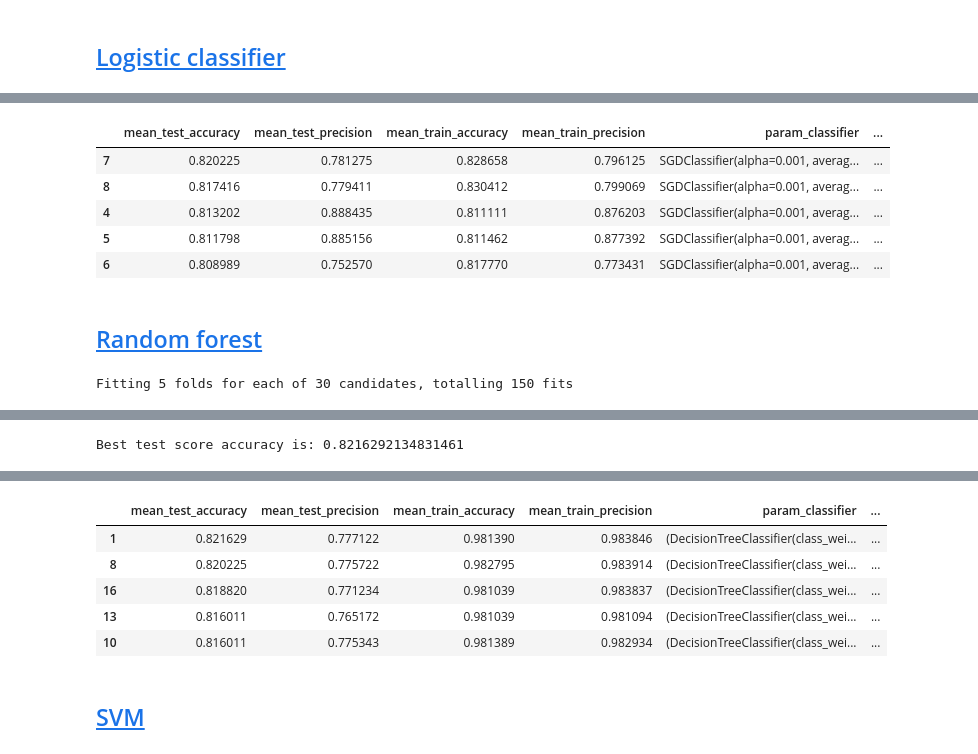
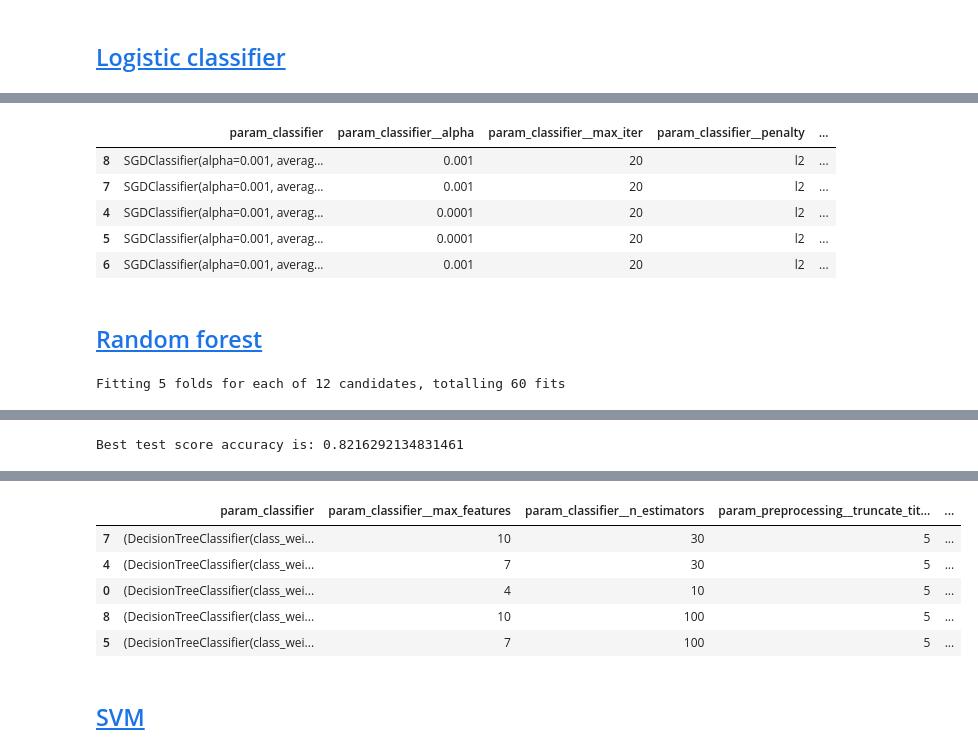
Before and after one commit to ksaaskil/machine-learning-examples, a Jupyter notebook: classification/Kaggle_Titanic_kernel.ipynb, the cells around one changed output, grey strips where cells are left out. Saved outputs shown, nothing was run; the diff lists cells and outputs as text; code cells hidden in the pictures.

Commit message:
Improve the titanic kernel.

```diff
--- a/classification/Kaggle_Titanic_kernel.ipynb
+++ b/classification/Kaggle_Titanic_kernel.ipynb
@@ -18,8 +19,9 @@ from sklearn.ensemble import VotingClassifier
 # %% [markdown]
 Load the datasets. Note that for simplicity, we'll keep the label field `Survived` in the `train` and `test` dataframes until actually starting transformations and predictions.
 # %%
-train = pd.read_csv('./kaggle_titanic_dataset/train.csv')
-test = pd.read_csv('./kaggle_titanic_dataset/test.csv')
+data_folder = './kaggle_titanic_dataset'
+train = pd.read_csv(os.path.join(data_folder, 'train.csv'))
+test = pd.read_csv(os.path.join(data_folder, 'test.csv'))
 n_train, m_train = train.shape
 # %% [markdown]
 Take a peek at the columns:
@@ -203,9 +215,9 @@ Now write a generic imputer that uses values in a given column to compute the me
 # %%
 class ImputerByReference(BaseEstimator, TransformerMixin):
-    def __init__(self, column_to_impute, column_ref, impute_type='median'):
+    def __init__(self, column_to_impute, column_ref):
         self.column_to_impute = column_to_impute
         self.column_ref = column_ref
-        # TODO
+        # TODO Allow specifying the aggregation function
         # self.impute_func = np.median if impute_type == 'median' or impute_type is None else np.mean
     def fit(self, X, y=None):
         # Pick columns of interest
@@ -221,6 +233,7 @@ class ImputerByReference(BaseEstimator, TransformerMixin):
             return row_copy
         return X.apply(transform, axis=1)
 
+# Example output
 ImputerByReference('Age', 'Title').fit_transform(df).head(10)
 # %% [output]
 |  | Pclass | Sex | Age | SibSp | Parch | Fare | Title |
@@ -305,6 +319,6 @@ Finally define a transformer for converting the DataFrame to a NumPy matrix and
 # %%
 from sklearn.preprocessing import MinMaxScaler
-from sklearn.preprocessing import Imputer
+from sklearn.impute import SimpleImputer
 
 class DataFrameToValuesTransformer(BaseEstimator, TransformerMixin):
     def __init__(self):
@@ -324,7 +338,7 @@ def build_preprocessing_pipeline():
         ('encode_categorical_onehot', CategoricalToOneHotEncoder()),
         ('encode_pclass_onehot', CategoricalToOneHotEncoder(columns=['Pclass'])),
         ('to_numpy', DataFrameToValuesTransformer()),
-        ('imputer', Imputer(strategy='median')), # Test set has one missing fare
+        ('imputer', SimpleImputer(strategy='median')), # Test set has one missing fare
         ('scaler', MinMaxScaler())
     ])
 
@@ -386,12 +402,12 @@ Best test score accuracy is: 0.8202247191011236
 # %%
 linear_cv
 # %% [output]
-|  | mean_test_accuracy | mean_test_precision | mean_train_accuracy | mean_train_precision | param_classifier | ... |
-| 7 | 0.820225 | 0.781275 | 0.828658 | 0.796125 | SGDClassifier(alpha=0.001, averag... | ... |
-| 8 | 0.817416 | 0.779411 | 0.830412 | 0.799069 | SGDClassifier(alpha=0.001, averag... | ... |
-| 4 | 0.813202 | 0.888435 | 0.811111 | 0.876203 | SGDClassifier(alpha=0.001, averag... | ... |
-| 5 | 0.811798 | 0.885156 | 0.811462 | 0.877392 | SGDClassifier(alpha=0.001, averag... | ... |
-| 6 | 0.808989 | 0.752570 | 0.817770 | 0.773431 | SGDClassifier(alpha=0.001, averag... | ... |
+|  | param_classifier | param_classifier__alpha | param_classifier__max_iter | param_classifier__penalty | ... |
+| 8 | SGDClassifier(alpha=0.001, averag... | 0.001 | 20 | l2 | ... |
+| 7 | SGDClassifier(alpha=0.001, averag... | 0.001 | 20 | l2 | ... |
+| 4 | SGDClassifier(alpha=0.001, averag... | 0.0001 | 20 | l2 | ... |
+| 5 | SGDClassifier(alpha=0.001, averag... | 0.0001 | 20 | l2 | ... |
+| 6 | SGDClassifier(alpha=0.001, averag... | 0.001 | 20 | l2 | ... |
 # %% [markdown]
 ## [Random forest](http://scikit-learn.org/stable/modules/generated/sklearn.ensemble.RandomForestClassifier.html)
 # %%
@@ -399,11 +415,11 @@ param_grid = [
     { 'preprocessing__truncate_titles__n_values_to_keep': [5],
       'classifier': [RandomForestClassifier(random_state=42)],
       'classifier__n_estimators': [10, 30, 100],
-      'classifier__max_features': range(4, 14)
+      'classifier__max_features': range(4, 14, 3)
     }
 ]
 rf_grid_search = build_grid_search(pipeline=build_pipeline(), param_grid=param_grid)
 rf_cv_results = run_grid_search(grid_search=rf_grid_search)
 rf_cv_results
 # %% [output]
-Fitting 5 folds for each of 30 candidates, totalling 150 fits
+Fitting 5 folds for each of 12 candidates, totalling 60 fits
@@ -412,9 +429,9 @@ Best test score accuracy is: 0.8216292134831461
-|  | mean_test_accuracy | mean_test_precision | mean_train_accuracy | mean_train_precision | param_classifier | ... |
-| 1 | 0.821629 | 0.777122 | 0.981390 | 0.983846 | (DecisionTreeClassifier(class_wei... | ... |
-| 8 | 0.820225 | 0.775722 | 0.982795 | 0.983914 | (DecisionTreeClassifier(class_wei... | ... |
-| 16 | 0.818820 | 0.771234 | 0.981039 | 0.983837 | (DecisionTreeClassifier(class_wei... | ... |
-| 13 | 0.816011 | 0.765172 | 0.981039 | 0.981094 | (DecisionTreeClassifier(class_wei... | ... |
-| 10 | 0.816011 | 0.775343 | 0.981389 | 0.982934 | (DecisionTreeClassifier(class_wei... | ... |
+|  | param_classifier | param_classifier__max_features | param_classifier__n_estimators | param_preprocessing__truncate_tit... | ... |
+| 7 | (DecisionTreeClassifier(class_wei... | 10 | 30 | 5 | ... |
+| 4 | (DecisionTreeClassifier(class_wei... | 7 | 30 | 5 | ... |
+| 0 | (DecisionTreeClassifier(class_wei... | 4 | 10 | 5 | ... |
+| 8 | (DecisionTreeClassifier(class_wei... | 10 | 100 | 5 | ... |
+| 5 | (DecisionTreeClassifier(class_wei... | 7 | 100 | 5 | ... |
 # %% [markdown]
 ## [SVM](http://scikit-learn.org/stable/modules/generated/sklearn.svm.SVC.html)
 # %%
```
Also changed, not shown: parts of 33 cells of this notebook.
